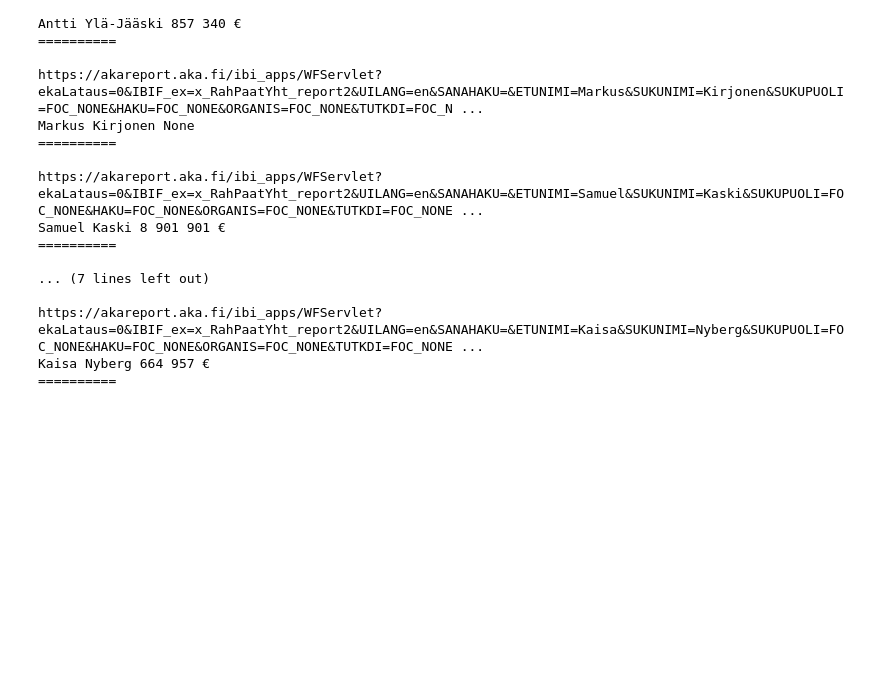
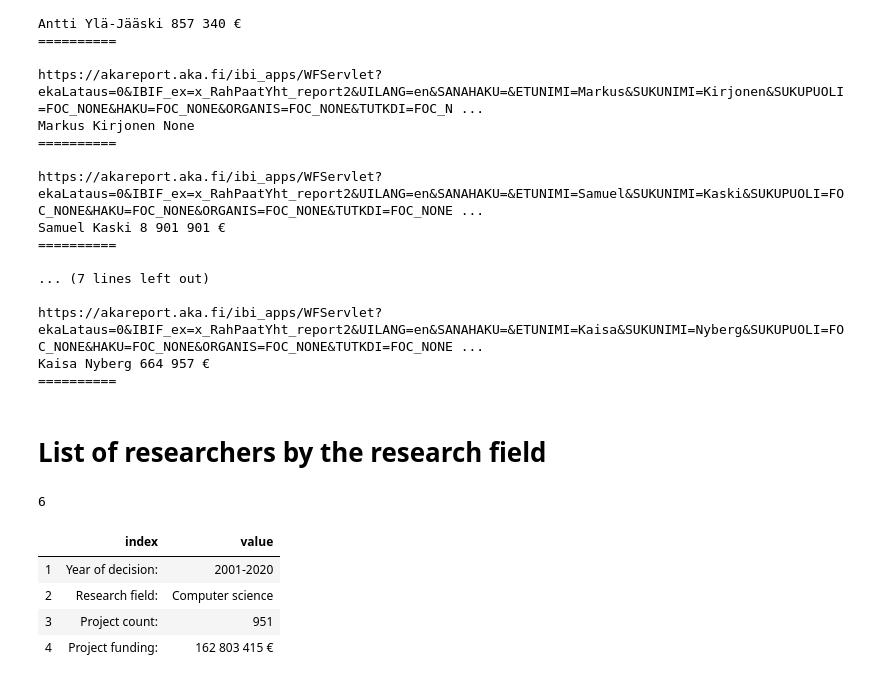
Before and after one commit to coandrei/jupyter_notebooks, a Jupyter notebook: miscellaneous/aka_rahoitus.ipynb, the cells around one changed output. Drawn from its saved outputs; the diff is of its cells as text; code cells hidden in the pictures; blank space fills up the shorter version.

```diff
--- a/miscellaneous/aka_rahoitus.ipynb
+++ b/miscellaneous/aka_rahoitus.ipynb
@@ -101,3 +110,5 @@ Samuel Kaski 8 901 901 €
 https://akareport.aka.fi/ibi_apps/WFServlet?ekaLataus=0&IBIF_ex=x_RahPaatYht_report2&UILANG=en&SANAHAKU=&ETUNIMI=Kaisa&SUKUNIMI=Nyberg&SUKUPUOLI=FOC_NONE&HAKU=FOC_NONE&ORGANIS=FOC_NONE&TUTKDI=FOC_NONE ...
 Kaisa Nyberg 664 957 €
 ==========
+# %% [markdown]
+# List of researchers by the research field
@@ -103,0 +124,17 @@ Kaisa Nyberg 664 957 €
+# %%
+# index where the list starts
+idx = data[data.iloc[:,0] == 'Call'].index[0]
+idx
+# %% [output]
+6
+# %%
+# summary data
+header = data.iloc[:idx].iloc[1:5].dropna(axis=1, how='all')
+header.columns = ['index', 'value']
+header
+# %% [output]
+|  | index | value |
+| 1 | Year of decision: | 2001-2020 |
+| 2 | Research field: | Computer science |
+| 3 | Project count: | 951 |
+| 4 | Project funding: | 162 803 415 € |
```
Also changed, not shown: parts of 20 cells of this notebook.
